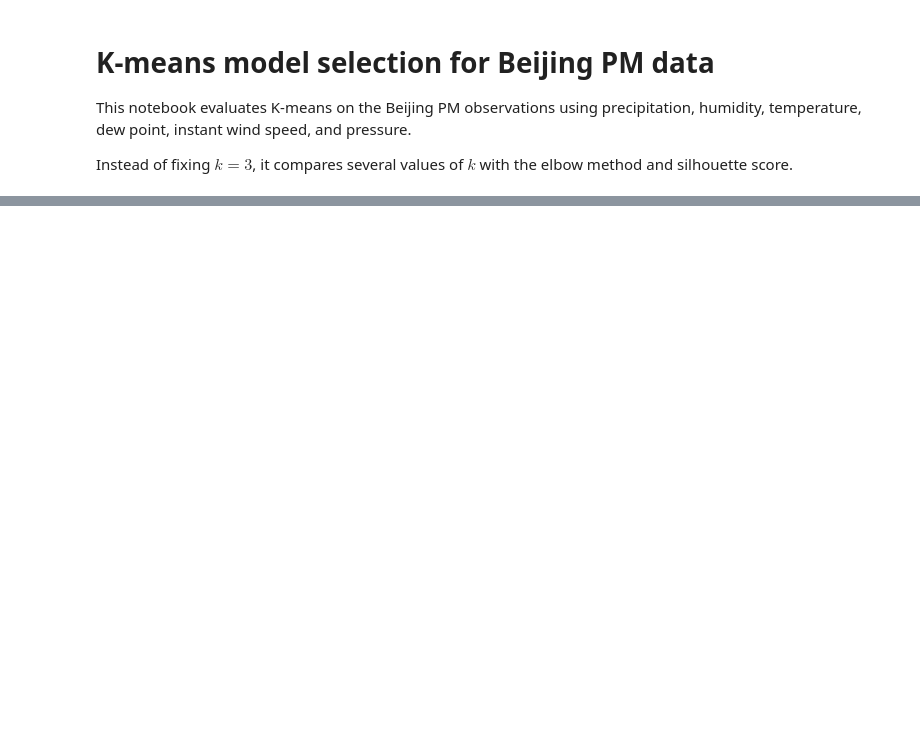
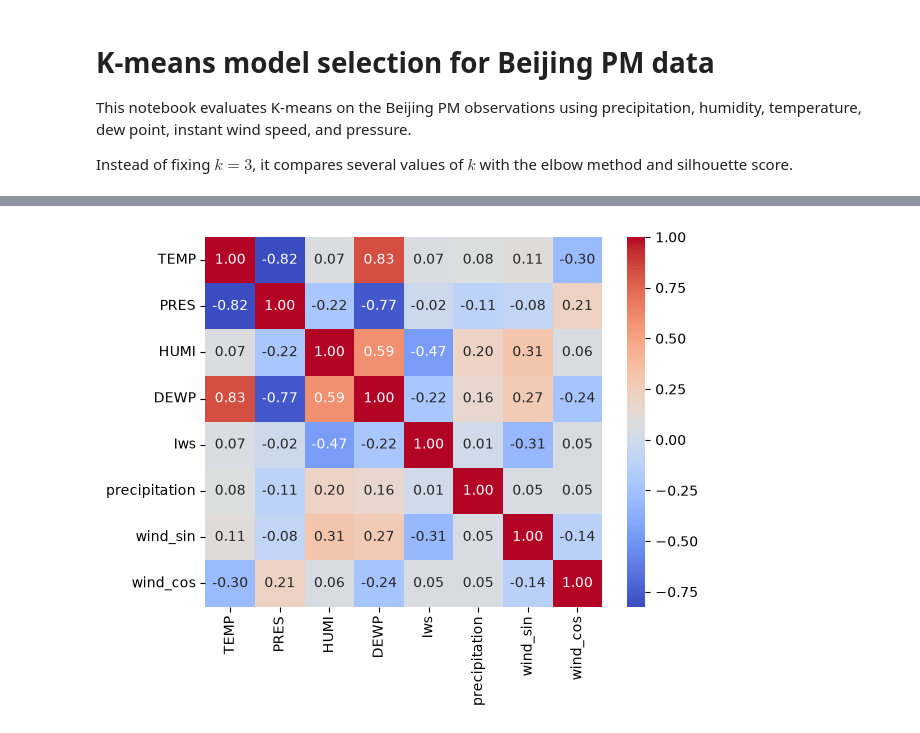
Before and after one commit to OliverOs610/DAI, a Jupyter notebook: ExperimentsOnDataset/experiments02.ipynb, the cells around one changed output, grey strips where cells are left out. Cells and saved outputs as stored; diff of their text form; code cells hidden in the pictures; blank space fills up the shorter version.

```diff
--- a/ExperimentsOnDataset/experiments02.ipynb
+++ b/ExperimentsOnDataset/experiments02.ipynb
@@ -139,0 +575,15 @@ ValueError: Shape of passed values is (4, 6), indices imply (4, 8)
+# %%
+import seaborn as sns
+import matplotlib.pyplot as plt
+#Beijing filterm
+df_clean = df_clean[df_clean['city']=='Beijing']
+
+# Korrelation berechnen
+ALL_FEATURES = WEATHER_FEATURES + WIND_DIRECTION
+corr_matrix = df_clean[ALL_FEATURES].corr()
+
+# Als Heatmap anzeigen
+sns.heatmap(corr_matrix, annot=True, cmap='coolwarm', fmt=".2f")
+plt.show()
+# %% [output]
+[figure, added]
```
Also changed, not shown: parts of 18 cells of this notebook, 5 other files.
